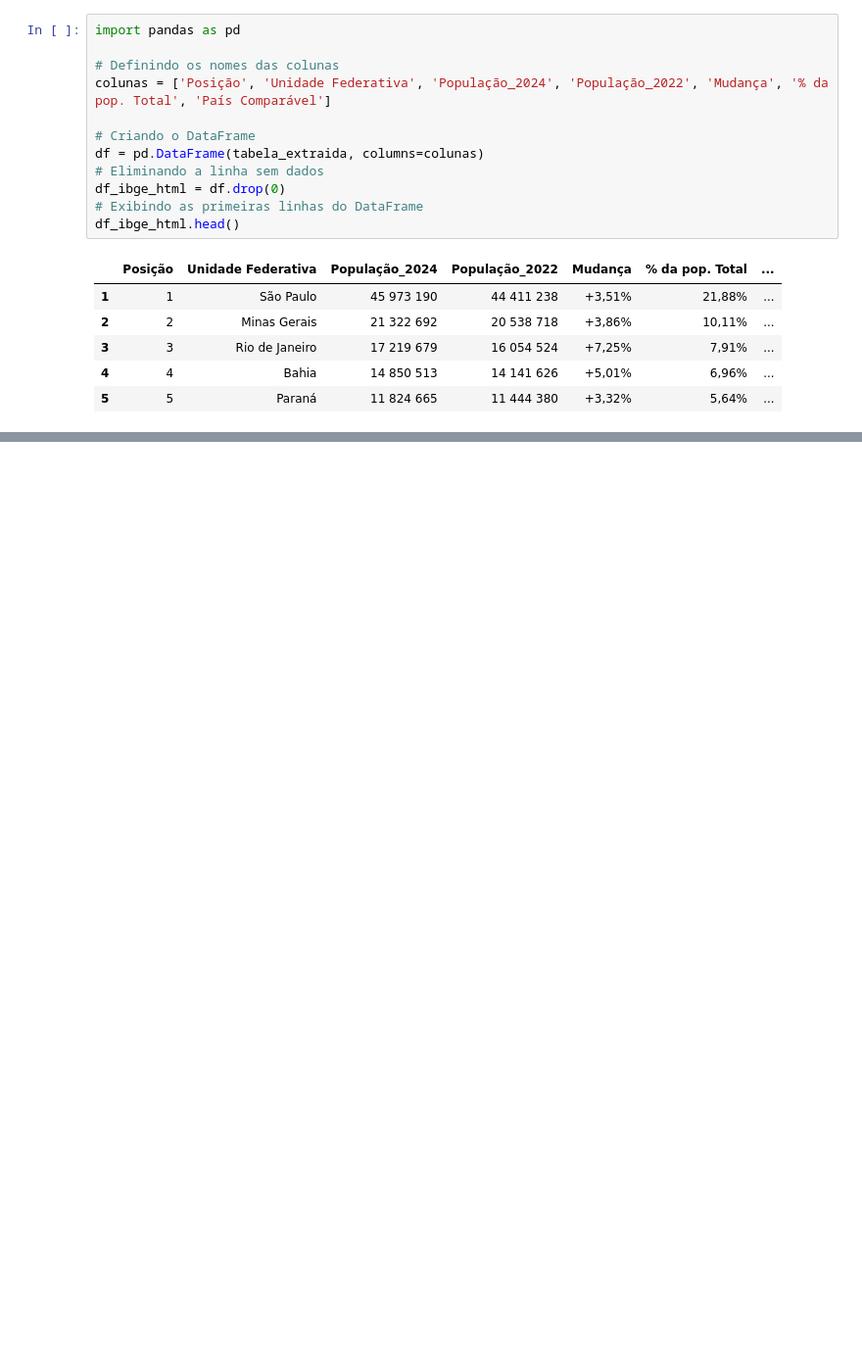
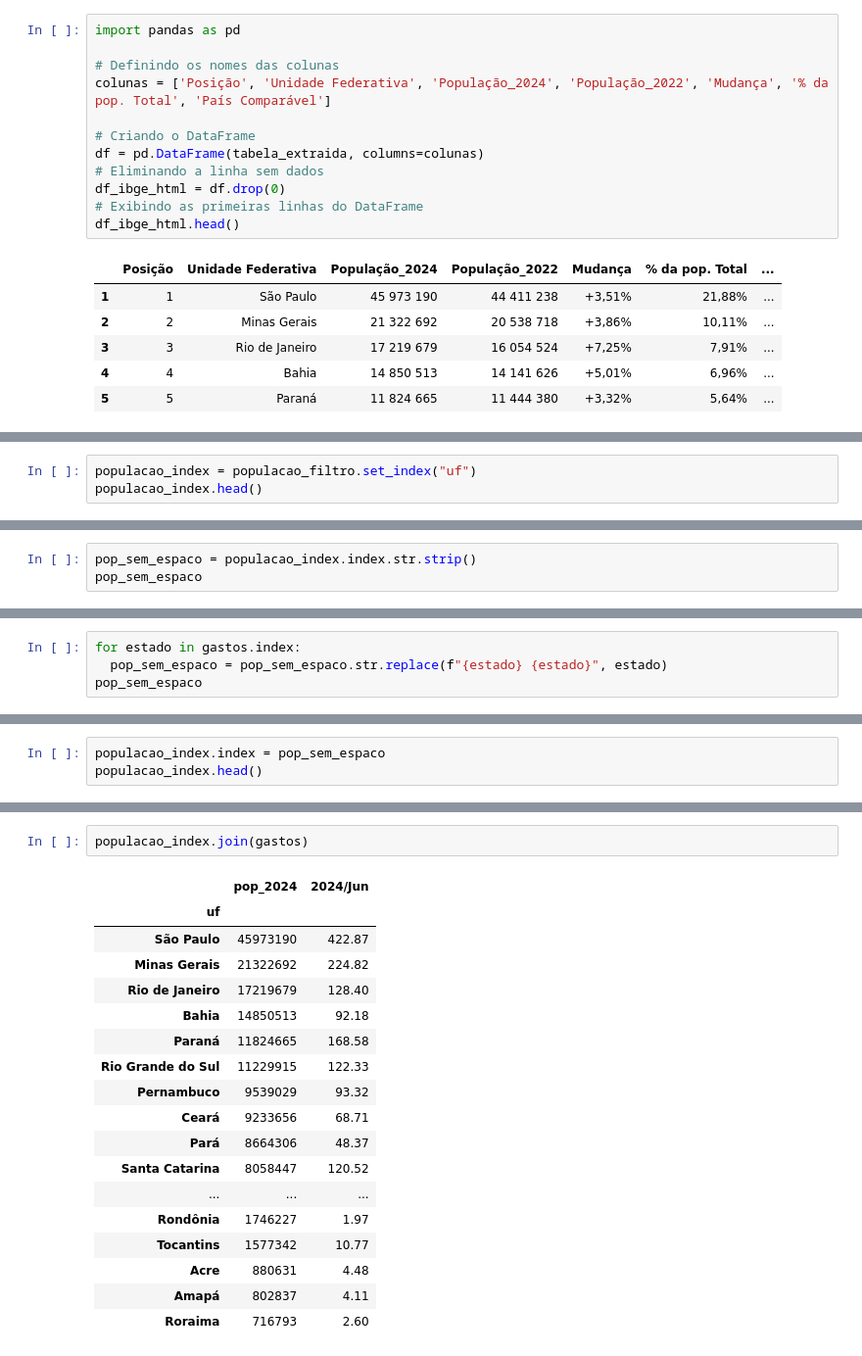
Before and after one commit to SandraRojasZ/Data-Analytics, a Jupyter notebook: pos-datascience-analise-e-exploracao-de-dados-aula1/Produção_Hospitalar-A2.1.ipynb, the cells around one changed output, grey strips where cells are left out. Shown at 98% size. Saved outputs shown, nothing was run; the diff lists cells and outputs as text; blank space fills up the shorter version.

Commit message:
Join e alteração do caminho para ser direto pelo github

```diff
--- a/pos-datascience-analise-e-exploracao-de-dados-aula1/Produção_Hospitalar-A2.1.ipynb
+++ b/pos-datascience-analise-e-exploracao-de-dados-aula1/Produção_Hospitalar-A2.1.ipynb
@@ -906,0 +977,3 @@ df_ibge_html.head()
+# %%
+populacao_index = populacao_filtro.set_index("uf")
+populacao_index.head()
@@ -906,0 +988,3 @@ df_ibge_html.head()
+# %%
+pop_sem_espaco = populacao_index.index.str.strip()
+pop_sem_espaco
@@ -906,0 +999,4 @@ df_ibge_html.head()
+# %%
+for estado in gastos.index:
+  pop_sem_espaco = pop_sem_espaco.str.replace(f"{estado} {estado}", estado)
+pop_sem_espaco
@@ -906,0 +1011,3 @@ df_ibge_html.head()
+# %%
+populacao_index.index = pop_sem_espaco
+populacao_index.head()
@@ -906,0 +1022,21 @@ df_ibge_html.head()
+# %%
+populacao_index.join(gastos)
+# %% [output]
+|  | pop_2024 | 2024/Jun |
+| uf |  |  |
+| São Paulo | 45973190 | 422.87 |
+| Minas Gerais | 21322692 | 224.82 |
+| Rio de Janeiro | 17219679 | 128.40 |
+| Bahia | 14850513 | 92.18 |
+| Paraná | 11824665 | 168.58 |
+| Rio Grande do Sul | 11229915 | 122.33 |
+| Pernambuco | 9539029 | 93.32 |
+| Ceará | 9233656 | 68.71 |
+| Pará | 8664306 | 48.37 |
+| Santa Catarina | 8058447 | 120.52 |
+| ... | ... | ... |
+| Rondônia | 1746227 | 1.97 |
+| Tocantins | 1577342 | 10.77 |
+| Acre | 880631 | 4.48 |
+| Amapá | 802837 | 4.11 |
+| Roraima | 716793 | 2.60 |
```
Also changed, not shown: parts of 17 cells of this notebook.
